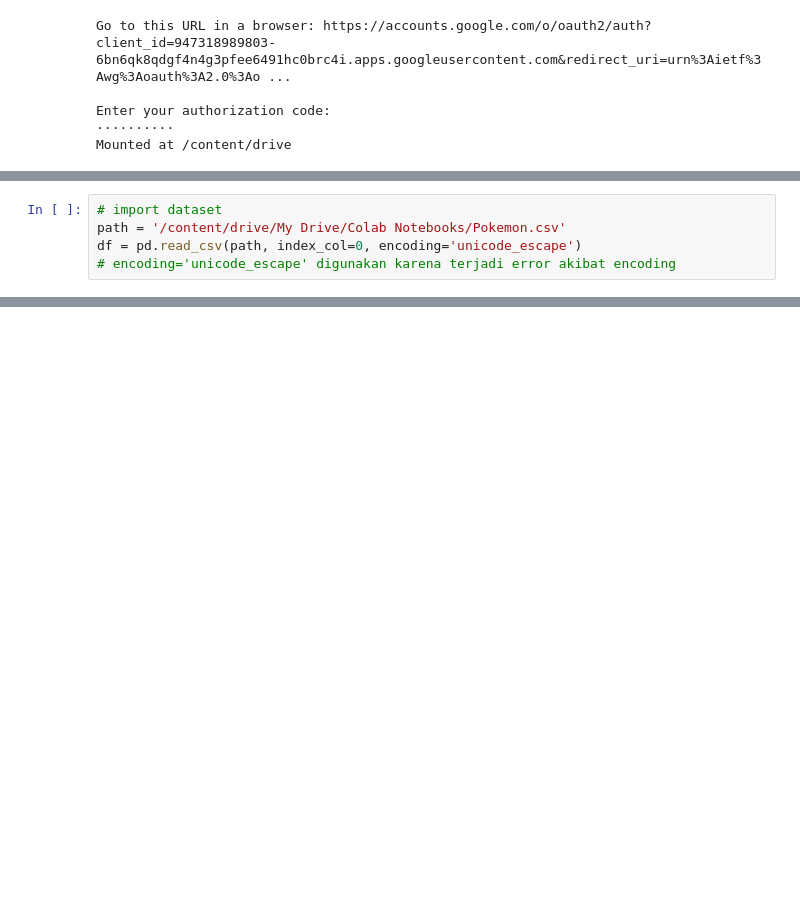
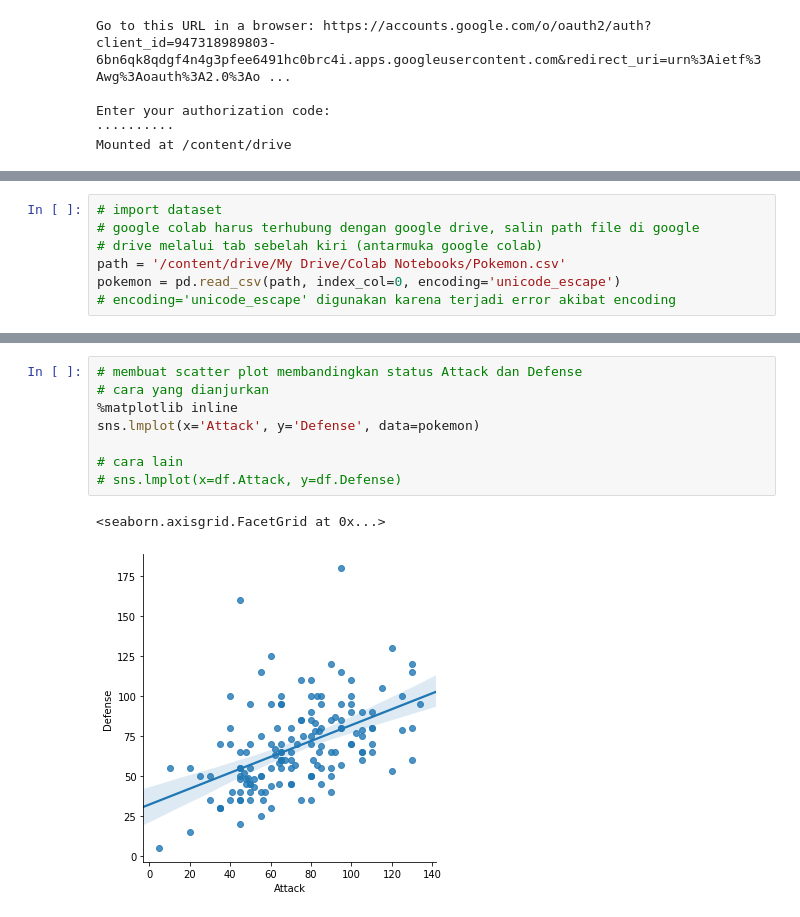
Before and after one commit to saifulrijal-ds/python-tutorial, a Jupyter notebook: Python_Seaborn_Tuorial_Pokemon.ipynb, the cells around one changed output, grey strips where cells are left out. Cells and saved outputs as stored; diff of their text form; blank space fills up the shorter version.

```diff
--- a/Python_Seaborn_Tuorial_Pokemon.ipynb
+++ b/Python_Seaborn_Tuorial_Pokemon.ipynb
@@ -25,6 +25,8 @@ from matplotlib import pyplot as plt
 import seaborn as sns
 # %%
 # import dataset
+# google colab harus terhubung dengan google drive, salin path file di google
+# drive melalui tab sebelah kiri (antarmuka google colab)
 path = '/content/drive/My Drive/Colab Notebooks/Pokemon.csv'
-df = pd.read_csv(path, index_col=0, encoding='unicode_escape')
+pokemon = pd.read_csv(path, index_col=0, encoding='unicode_escape')
 # encoding='unicode_escape' digunakan karena terjadi error akibat encoding
@@ -38,3 +54,14 @@ df.head()
 | 3 | Venusaur | Grass | Poison | 525 | 80 | 82 | 83 | 100 | 100 | 80 | 3 | ... |
 | 4 | Charmander | Fire | NaN | 309 | 39 | 52 | 43 | 60 | 50 | 65 | 1 | ... |
 | 5 | Charmeleon | Fire | NaN | 405 | 58 | 64 | 58 | 80 | 65 | 80 | 2 | ... |
+# %%
+# membuat scatter plot membandingkan status Attack dan Defense
+# cara yang dianjurkan
+%matplotlib inline
+sns.lmplot(x='Attack', y='Defense', data=pokemon)
+
+# cara lain
+# sns.lmplot(x=df.Attack, y=df.Defense)
+# %% [output]
+<seaborn.axisgrid.FacetGrid at 0x...>
+[figure, added]
```
Also changed, not shown: parts of 16 cells of this notebook.
